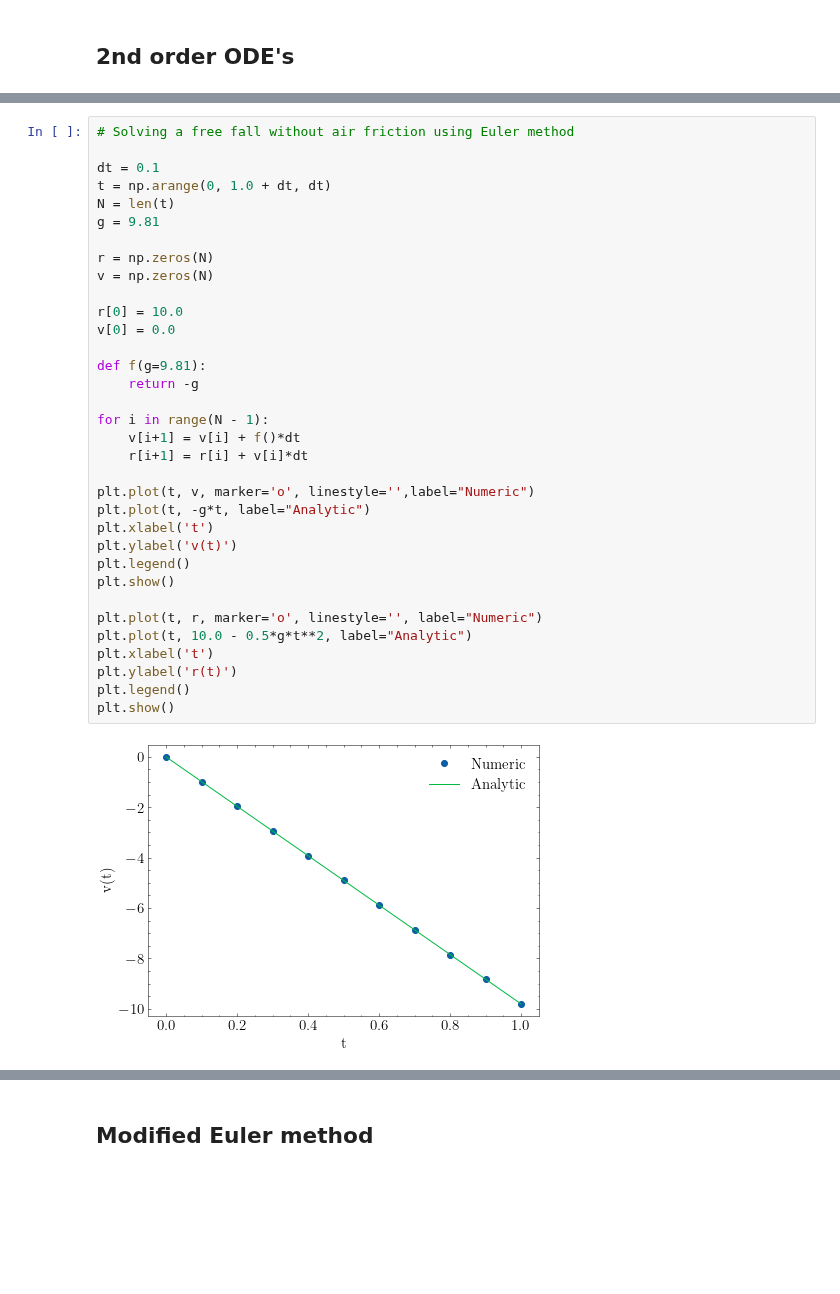
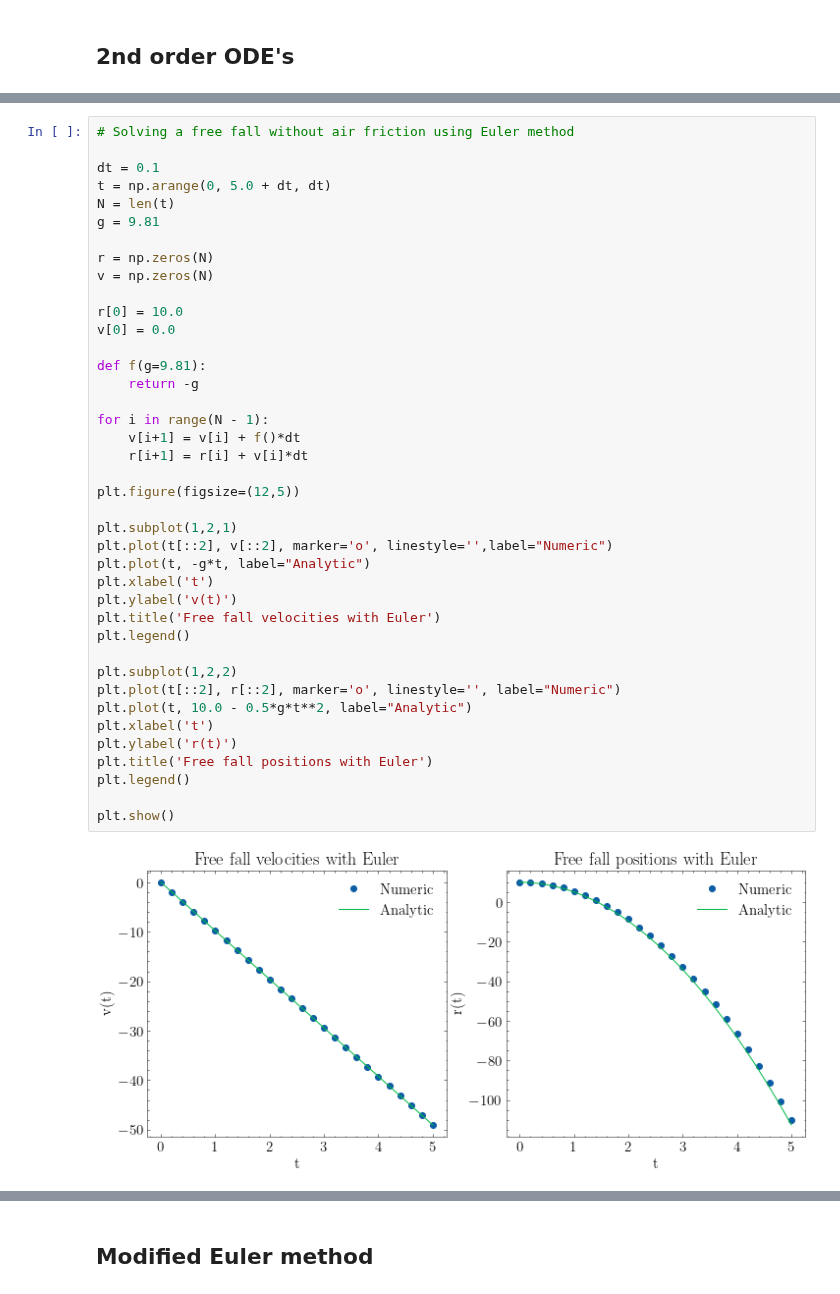
Before and after one commit to franklinzppa/fisica-computacional, a Jupyter notebook: week1.ipynb, the cells around one changed output, grey strips where cells are left out. Drawn from its saved outputs; the diff is of its cells as text; blank space fills up the shorter version.

Commit message:
subplots and corrections up to rk2

```diff
--- a/week1.ipynb
+++ b/week1.ipynb
@@ -75,35 +76,41 @@ $$ v_{i+1} = v_i + f(r_i, t_i) \Delta t $$
 # Solving a free fall without air friction using Euler method
 
 dt = 0.1
-t = np.arange(0, 1.0 + dt, dt)
+t = np.arange(0, 5.0 + dt, dt)
 N = len(t)
 g = 9.81
 
 r = np.zeros(N)
 v = np.zeros(N)
 
 r[0] = 10.0
 v[0] = 0.0
 
 def f(g=9.81):
     return -g
 
 for i in range(N - 1):
     v[i+1] = v[i] + f()*dt
     r[i+1] = r[i] + v[i]*dt
 
-plt.plot(t, v, marker='o', linestyle='',label="Numeric")
+plt.figure(figsize=(12,5))
+
+plt.subplot(1,2,1)
+plt.plot(t[::2], v[::2], marker='o', linestyle='',label="Numeric")
 plt.plot(t, -g*t, label="Analytic")
 plt.xlabel('t')
 plt.ylabel('v(t)')
+plt.title('Free fall velocities with Euler')
 plt.legend()
-plt.show()
 
-plt.plot(t, r, marker='o', linestyle='', label="Numeric")
+plt.subplot(1,2,2)
+plt.plot(t[::2], r[::2], marker='o', linestyle='', label="Numeric")
 plt.plot(t, 10.0 - 0.5*g*t**2, label="Analytic")
 plt.xlabel('t')
 plt.ylabel('r(t)')
+plt.title('Free fall positions with Euler')
 plt.legend()
+
 plt.show()
 # %% [output]
-[figure, old version]
+[figure, new version]
```
Also changed, not shown: parts of 15 cells of this notebook.
